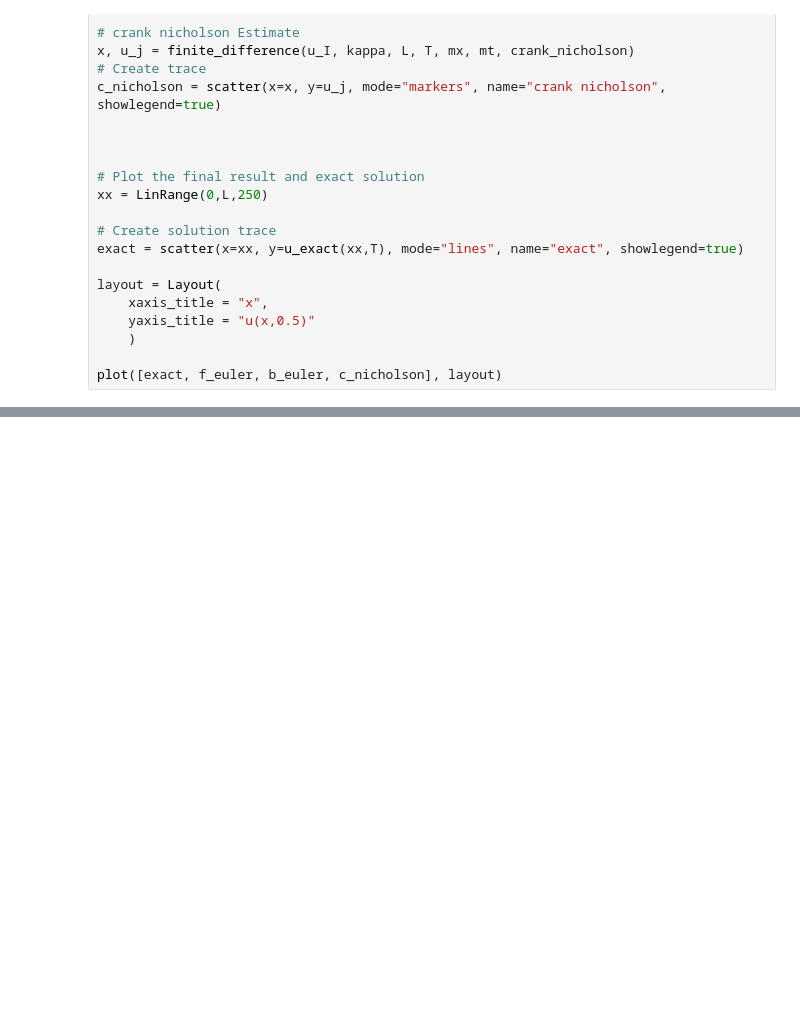
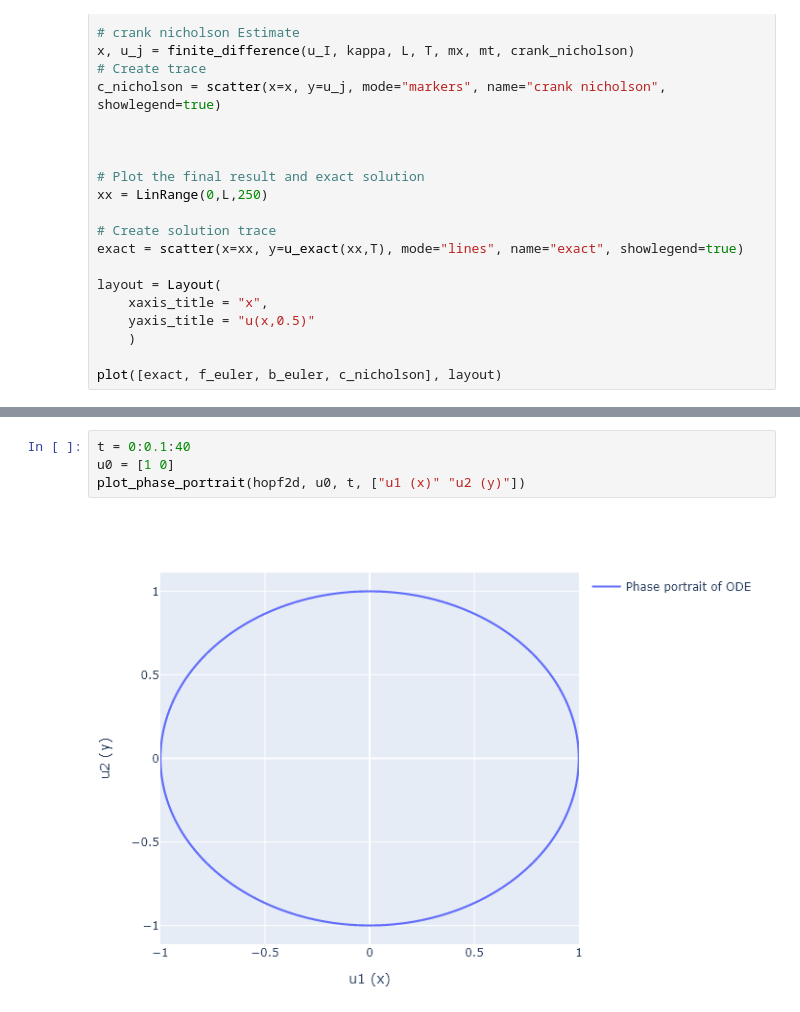
Before and after one commit to crispianm/SciComp, a Jupyter notebook: reference/tests.ipynb, the cells around one changed output, grey strips where cells are left out. Cells and saved outputs as stored; diff of their text form; blank space fills up the shorter version.

```diff
--- a/reference/tests.ipynb
+++ b/reference/tests.ipynb
@@ -146,0 +189,6 @@ ErrorException: syntax: incomplete: "struct" at c:\Users\crisp\Desktop\Uni\SciCo
+# %%
+t = 0:0.1:40
+u0 = [1 0]
+plot_phase_portrait(hopf2d, u0, t, ["u1 (x)" "u2 (y)"])
+# %% [output]
+[figure, added]
```
Also changed, not shown: parts of 9 cells of this notebook, 7 other files.
